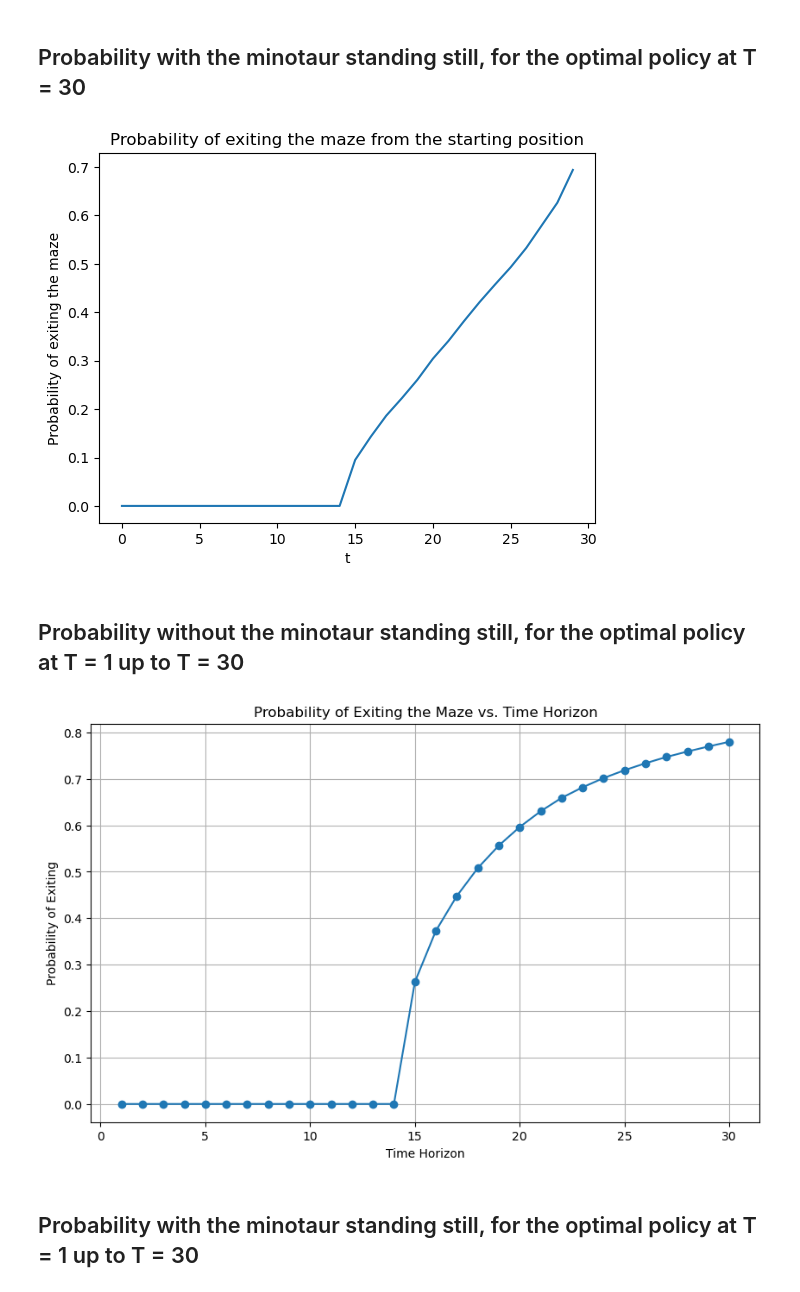
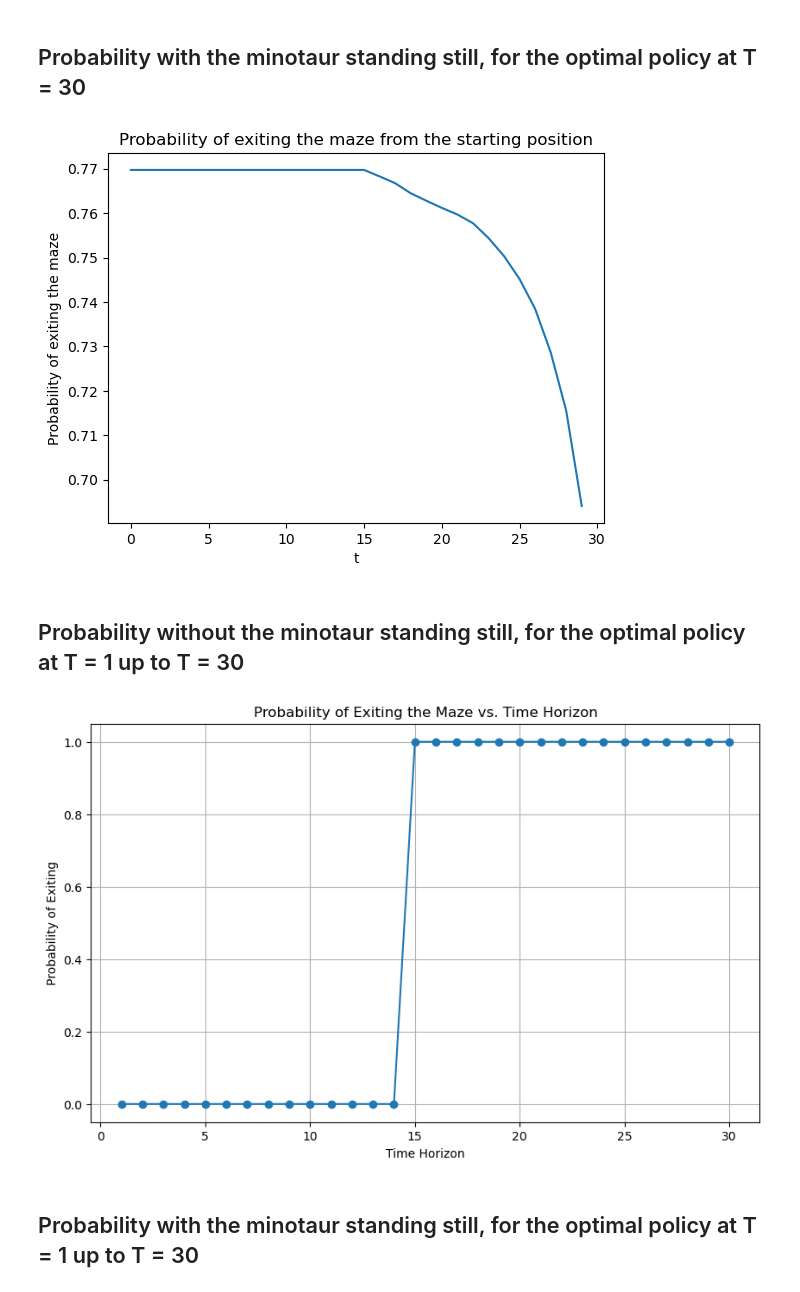
Before and after one commit to SevenhuijsenM/Lab-1-Reinforcement-Learning, a Jupyter notebook: problem_1.ipynb, the cells around one changed output. Cells and saved outputs as stored; diff of their text form; code cells hidden in the pictures.

```diff
--- a/problem_1.ipynb
+++ b/problem_1.ipynb
@@ -155,28 +155,25 @@ plt.show()
 # %% [markdown]
 ## Probability with the minotaur standing still, for the optimal policy at T = 30
 # %%
-import importlib
-importlib.reload(mz)
-
 env = mz.Maze(maze2, minotaur_stay_enabled=True)
 
 # Get the policy
 V, policy = mz.dynamic_programming(env, horizon)
 prob_history = env.dynamic_programming_probability_exiting(horizon, policy)
 
 # Make a plot from the probability history
 import matplotlib.pyplot as plt
 plt.plot(prob_history)
 plt.xlabel('t')
 plt.ylabel('Probability of exiting the maze')
 plt.title('Probability of exiting the maze from the starting position')
 plt.show()
 # %% [output]
-[figure, old version]
+[figure, new version]
 # %% [markdown]
 ## Probability without the minotaur standing still, for the optimal policy at T = 1 up to T = 30
 # %%
-env = mz.Maze(maze2, minotaur_stay_enabled = True)
+env = mz.Maze(maze2, minotaur_stay_enabled = False)
 
 time_horizons = range(1, 31)
 exit_probabilities = []
@@ -195,7 +192,7 @@ plt.title('Probability of Exiting the Maze vs. Time Horizon')
 plt.grid(True)
 plt.show()
 # %% [output]
-[figure, old version]
+[figure, new version]
 # %% [markdown]
 ## Probability with the minotaur standing still, for the optimal policy at T = 1 up to T = 30
 # %%
```
Also changed, not shown: parts of 9 cells of this notebook, 2 other files.
